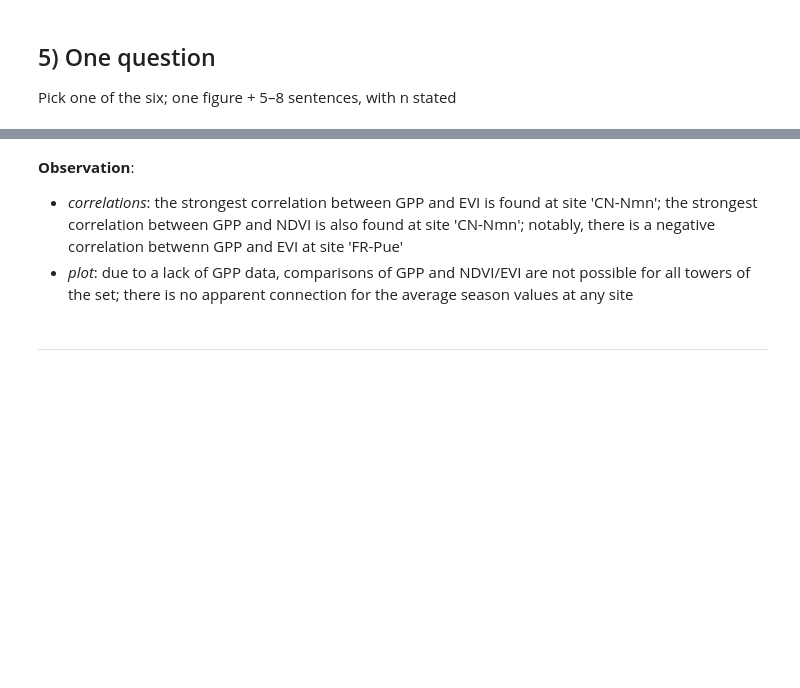
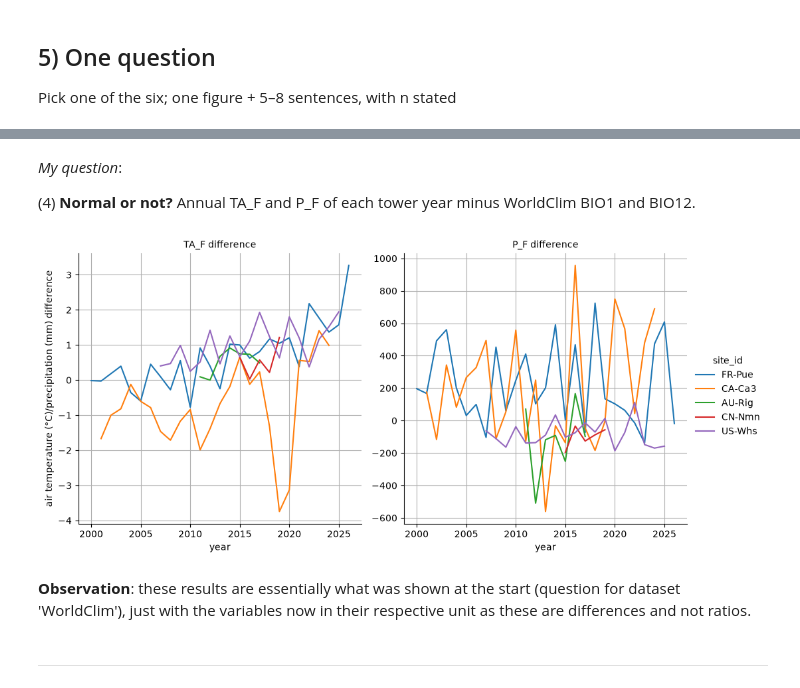
Before and after one commit to loew-b/datascience_env_monit, a Jupyter notebook: reports/block5_neighbours.ipynb, the cells around one changed output, grey strips where cells are left out. Cells and saved outputs as stored; diff of their text form; code cells hidden in the pictures; blank space fills up the shorter version.

```diff
--- a/reports/block5_neighbours.ipynb
+++ b/reports/block5_neighbours.ipynb
@@ -334,7 +300,47 @@ dtype: float64
+# %% [markdown]
+*My question*:
+
+(4) **Normal or not?** Annual TA_F and P_F of each tower year minus WorldClim BIO1 and BIO12.
+# %%
+TA_diff = {}
+for tower in site_static['site_id']:
+    TA_diff[tower] = site_daily[site_daily['site_id'] == tower].groupby(site_daily[site_daily['site_id'] == tower]['date'].dt.year)['TA_F'].mean() - site_static['BIO1'][site_static['site_id'] == tower].values
+
+P_diff = {}
+for tower in site_static['site_id']:
+    P_diff[tower] = site_daily[site_daily['site_id'] == tower].groupby(site_daily[site_daily['site_id'] == tower]['date'].dt.year)['P_F'].sum() - site_static['BIO12'][site_static['site_id'] == tower].values
+
+comparison_df = pd.DataFrame({
+    'site_id': pd.concat(TA_diff).reset_index()['level_0'],
+    'year': pd.concat(TA_diff).reset_index()['date'],
+    'TA_F': pd.concat(TA_diff).reset_index()['TA_F'],
+    'P_F': pd.concat(P_diff).reset_index()['P_F']
+})
+comparison_df = pd.melt(
+    comparison_df,
+    id_vars=['site_id', 'year'],
+    value_vars=['TA_F', 'P_F'],
+    value_name='diff',
+    var_name='var'
+)
+
+del TA_diff
+del P_diff
+
+g = sns.relplot(
+    data=comparison_df, x='year', y='diff',
+    hue='site_id', col='var',
+    kind='line', facet_kws={'sharey': False}
+)
+for ax in g.axes.flat:
+    ax.grid(True)
+g.set_ylabels('air temperature (°C)/precipitation (mm) difference')
+g.set_titles('{col_name} difference')
+plt.show()
+# %% [output]
+[figure, added]
 # %% [markdown]
-**Observation**:
-- *correlations*: the strongest correlation between GPP and EVI is found at site 'CN-Nmn'; the strongest correlation between GPP and NDVI is also found at site 'CN-Nmn'; notably, there is a negative correlation betwenn GPP and EVI at site 'FR-Pue'
-- *plot*: due to a lack of GPP data, comparisons of GPP and NDVI/EVI are not possible for all towers of the set; there is no apparent connection for the average season values at any site
+**Observation**: these results are essentially what was shown at the start (question for dataset 'WorldClim'), just with the variables now in their respective unit as these are differences and not ratios.
 # %% [markdown]
 ----------
 # %% [markdown]
```
Also changed, not shown: parts of 14 cells of this notebook.
